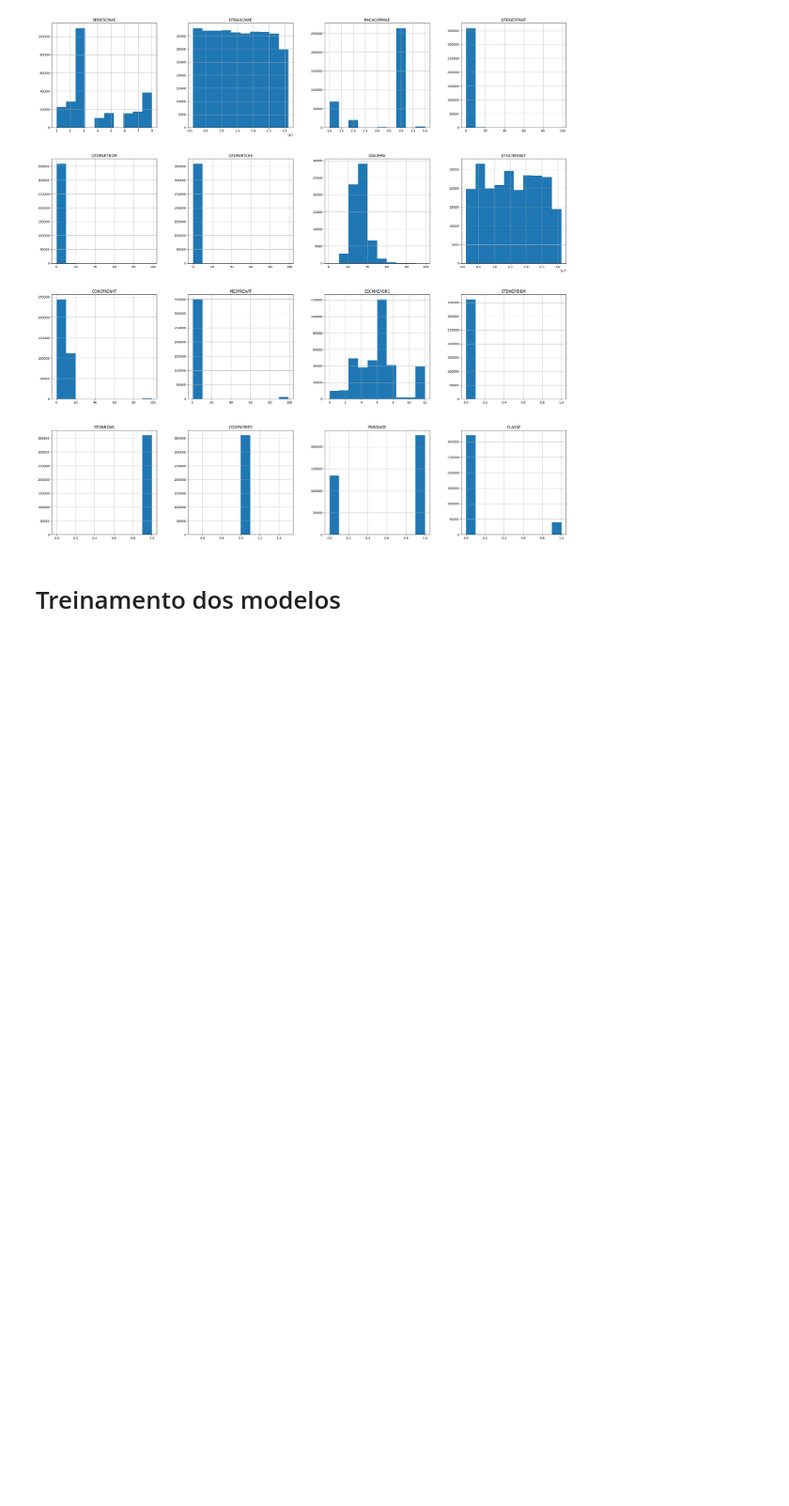
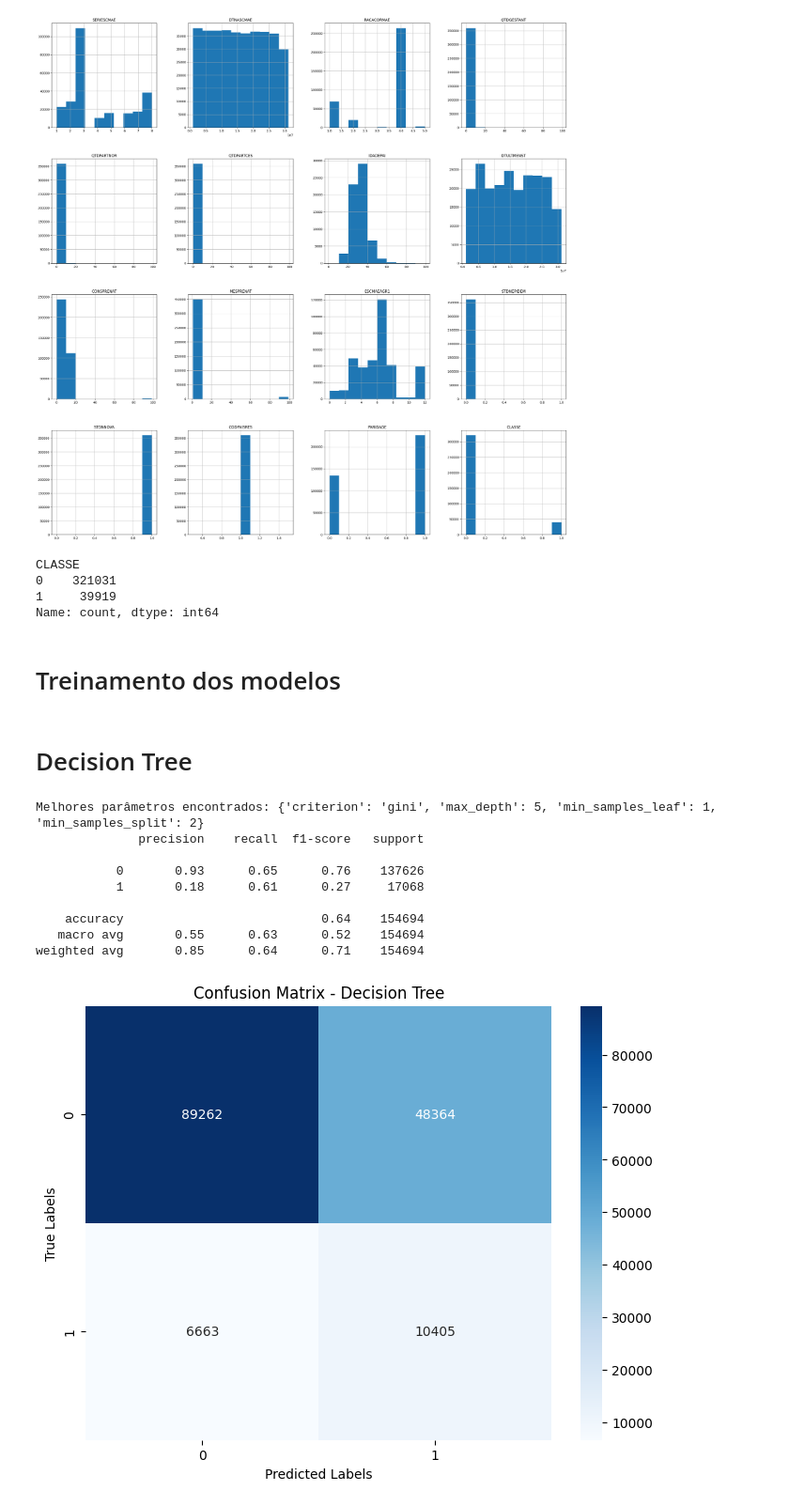
Before and after one commit to AzuraLV/Colabs, a Jupyter notebook: RECPAD/Processamento/processamento.ipynb, the cells around one changed output. Shown at 94% size. Cells and saved outputs as stored; diff of their text form; code cells hidden in the pictures; blank space fills up the shorter version.

```diff
--- a/RECPAD/Processamento/processamento.ipynb
+++ b/RECPAD/Processamento/processamento.ipynb
@@ -98,3 +99,10 @@ train_df.hist(figsize=(30,30))
 plt.show()
 # %% [output]
 [figure]
+# %%
+train_df['CLASSE'].value_counts()
+# %% [output]
+CLASSE
+0    321031
+1     39919
+Name: count, dtype: int64
@@ -101,2 +114,64 @@ plt.show()
 # %% [markdown]
 # Treinamento dos modelos
+# %% [markdown]
+# Decision Tree
+# %%
+from sklearn.tree import DecisionTreeClassifier
+from sklearn.metrics import classification_report, confusion_matrix
+from sklearn.model_selection import GridSearchCV, train_test_split
+import seaborn as sns
+import matplotlib.pyplot as plt
+
+X_train = train_df.drop(columns=['CLASSE'])
+y_train = train_df['CLASSE']
+undersampler = RandomUnderSampler(random_state=42)
+X_train_balanced, y_train_balanced = undersampler.fit_resample(X_train, y_train)
+
+X_test = test_df.drop(columns=['CLASSE'])
+y_test = test_df['CLASSE']
+
+    # Ajustando hiperparâmetros do modelo Decision Tree
+param_grid_dt = {
+        'criterion': ['gini', 'entropy'],
+        'max_depth': [None, 5, 10, 15],
+        'min_samples_split': [2, 5, 10, 15],
+        'min_samples_leaf': [1, 2, 4, 10]
+  }
+
+dt_model = DecisionTreeClassifier(random_state=42)
+grid_search_dt = GridSearchCV(estimator=dt_model, param_grid=param_grid_dt, cv=5, scoring='accuracy', n_jobs=-1)
+
+grid_search_dt.fit(X_train_balanced, y_train_balanced)
+best_params_dt = grid_search_dt.best_params_
+print("Melhores parâmetros encontrados:", best_params_dt)
+
+    # Treinando o melhor modelo Decision Tree
+best_dt_model = DecisionTreeClassifier(random_state=42, **best_params_dt)
+best_dt_model.fit(X_train_balanced, y_train_balanced)
+
+    # Avaliando o modelo
+y_pred_dt = best_dt_model.predict(X_test)
+print(classification_report(y_test, y_pred_dt))
+
+conf_matrix_dt = confusion_matrix(y_test, y_pred_dt)
+
+plt.figure(figsize=(8, 6))
+sns.heatmap(conf_matrix_dt, annot=True, fmt='d', cmap="Blues",
+                xticklabels=best_dt_model.classes_,
+                yticklabels=best_dt_model.classes_,
+                cbar=True)
+plt.xlabel('Predicted Labels')
+plt.ylabel('True Labels')
+plt.title('Confusion Matrix - Decision Tree')
+plt.show()
+# %% [output]
+Melhores parâmetros encontrados: {'criterion': 'gini', 'max_depth': 5, 'min_samples_leaf': 1, 'min_samples_split': 2}
+              precision    recall  f1-score   support
+
+           0       0.93      0.65      0.76    137626
+           1       0.18      0.61      0.27     17068
+
+    accuracy                           0.64    154694
+   macro avg       0.55      0.63      0.52    154694
+weighted avg       0.85      0.64      0.71    154694
+[figure, added]
```
Also changed, not shown: parts of 5 cells of this notebook.
